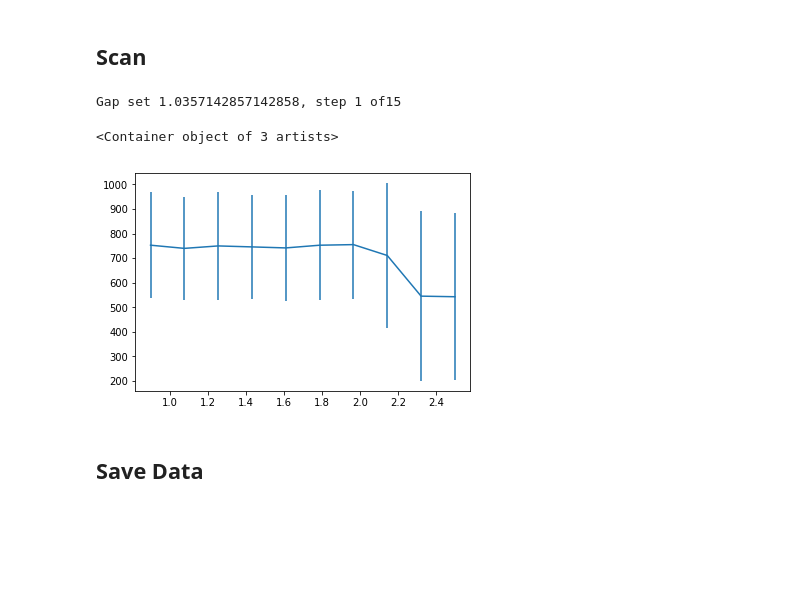
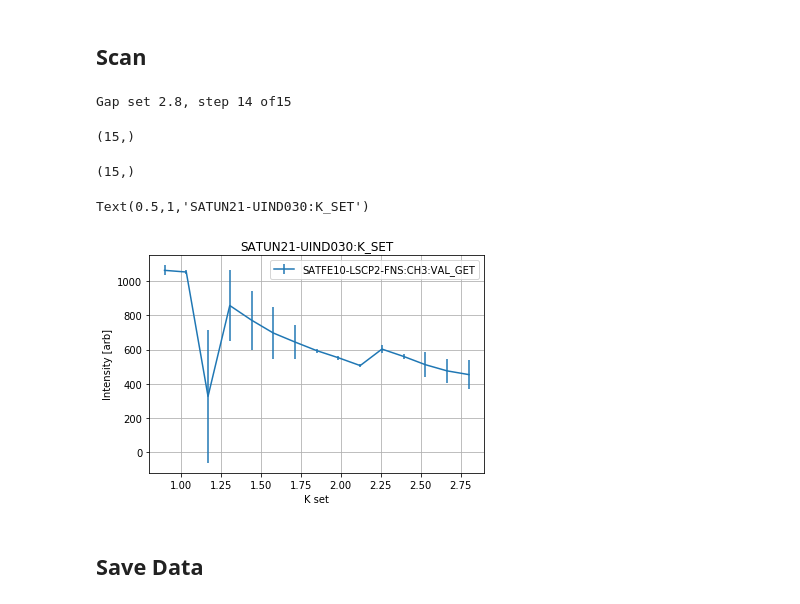
Before and after one commit to arrellc/PhotonDiagControl, a Jupyter notebook: DAQ/K_scan.ipynb, the cells around one changed output. Saved outputs shown, nothing was run; the diff lists cells and outputs as text; code cells hidden in the pictures; blank space fills up the shorter version.

```diff
--- a/DAQ/K_scan.ipynb
+++ b/DAQ/K_scan.ipynb
@@ -32,5 +32,6 @@ for i in range(0, steps):
         tmp_data.append(ep.caget(detector))
         sleep(1)
     Data.append(tmp_data)
+Data = np.asarray(Data)
 # %% [output]
-Gap set 1.0357142857142858, step 1 of15
+Gap set 2.8, step 14 of15
@@ -39,14 +38,22 @@ Data = np.asarray(Data)
+# %%
+Data.mean(axis=1).shape
+# %% [output]
+(15,)
+# %%
+k_set.shape
+# %% [output]
+(15,)
 # %%
 plt.figure()
-plt.errorbar(k_set, Data.mean(axis=0), Data.std(axis=0), label = detector)
+plt.errorbar(k_set, Data.mean(axis=1), Data.std(axis=1), label = detector)
 plt.xlabel('K set')
 plt.ylabel('Intensity [arb]')
 plt.legend()
 plt.grid(True)
 plt.title(Gap_set_PV)
 # %% [output]
-<Container object of 3 artists>
+Text(0.5,1,'SATUN21-UIND030:K_SET')
-[figure, old version]
+[figure, new version]
 # %% [markdown]
 ## Save Data
 # %%
```
Also changed, not shown: parts of 2 cells of this notebook, 5 other files.
